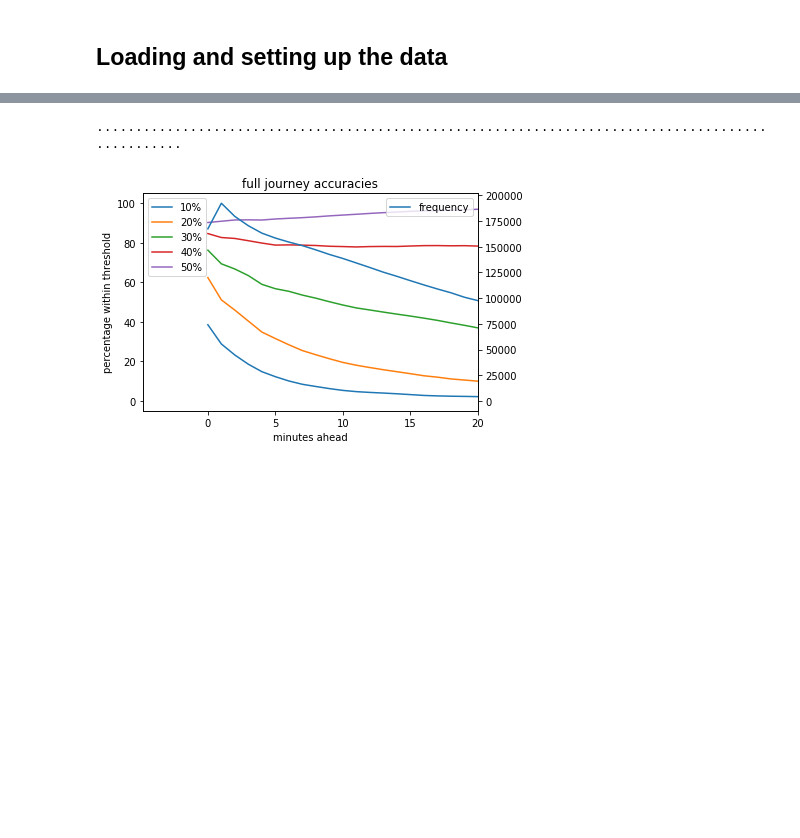
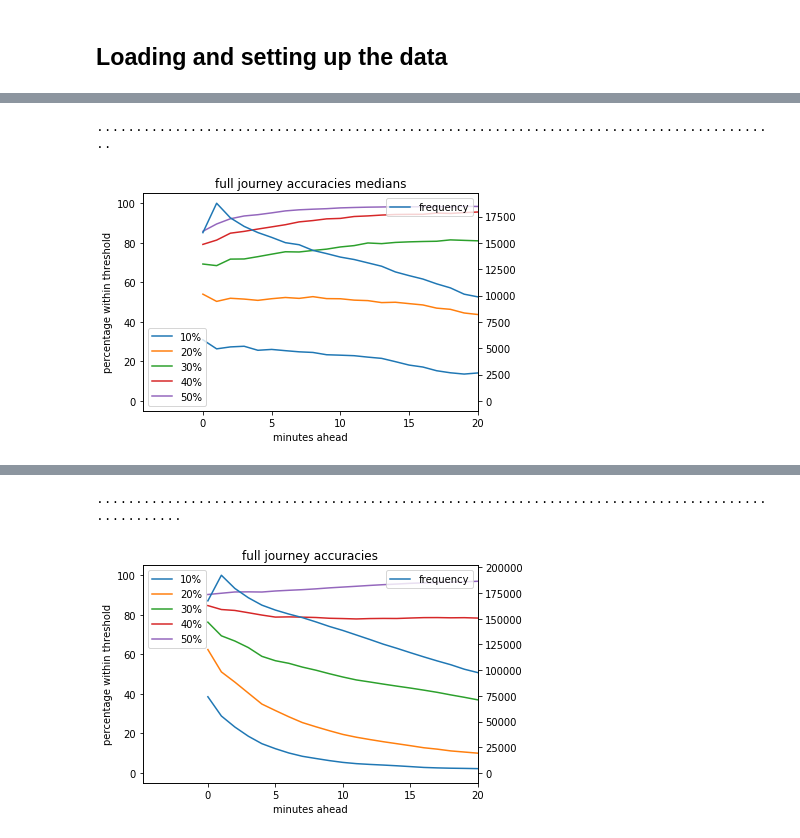
Before and after one commit to gingertom/buses, a Jupyter notebook: Data Exploration/Building long term chains.ipynb, the cells around one changed output, grey strips where cells are left out. Drawn from its saved outputs; the diff is of its cells as text; code cells hidden in the pictures; blank space fills up the shorter version.

```diff
--- a/Data Exploration/Building long term chains.ipynb
+++ b/Data Exploration/Building long term chains.ipynb
@@ -146,0 +159,5 @@ show_accuracy_minutes(predict_array_cum, actual_array_cum, "full journey accurac
+# %%
+show_accuracy_minutes(predict_array_median_c_cum, actual_array_cum, "full journey accuracies medians")
+# %% [output]
+........................................................................................
+[figure, added]
```
Also changed, not shown: parts of 13 cells of this notebook.
